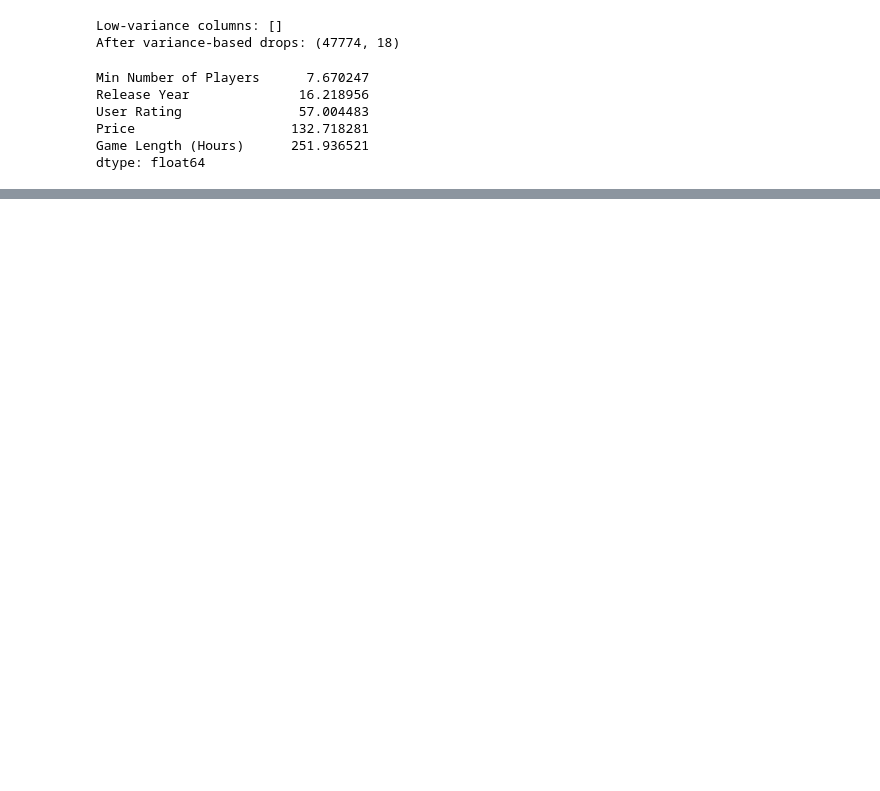
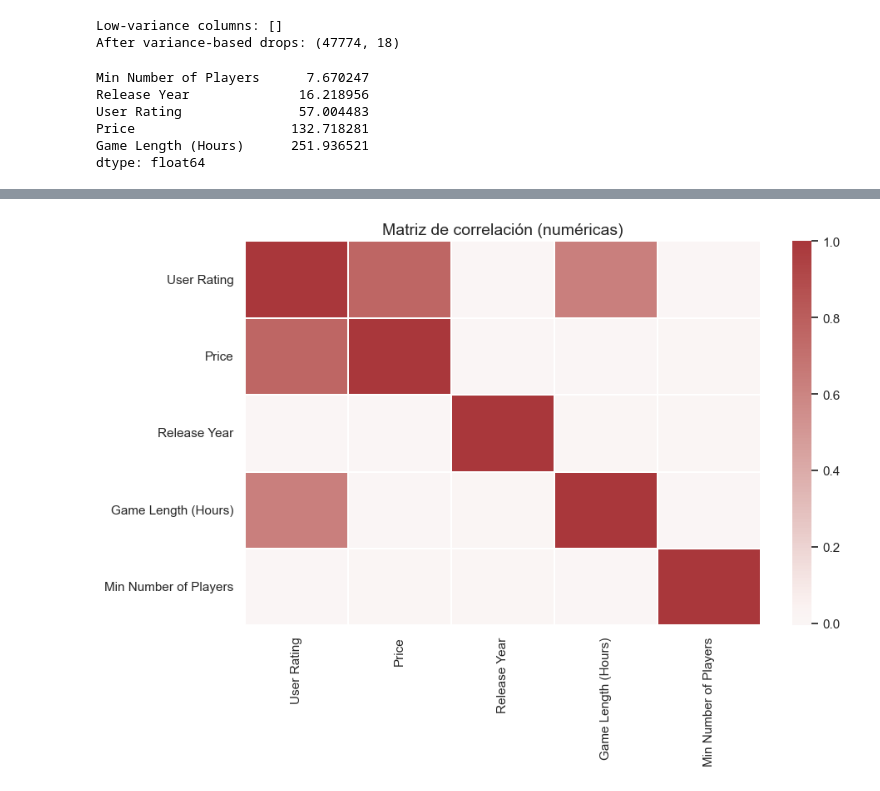
Before and after one commit to Diemarsan20/proyecto4_IA, a Jupyter notebook: EDA/EDA.ipynb, the cells around one changed output, grey strips where cells are left out. Saved outputs shown, nothing was run; the diff lists cells and outputs as text; code cells hidden in the pictures; blank space fills up the shorter version.

Commit message:
add: Finished only numerical EDA doc

```diff
--- a/EDA/EDA.ipynb
+++ b/EDA/EDA.ipynb
@@ -480,6 +465,6 @@ Especifica abajo el nombre de tu variable objetivo si la conoces. El cuaderno se
 # %%
 # Set your target variable here (string); set to None if unknown yet
-target_col = None  # e.g., "User Rating" or "label"
+target_col = "User Rating"  # variable objetivo
 
 if target_col is not None and target_col in df.columns:
     if pd.api.types.is_numeric_dtype(df[target_col]):
@@ -684,0 +678,75 @@ Finalizamos `df_cleaned`, imprimimos un resumen conciso de las acciones realizad
+# %%
+from typing import Tuple, Set, Dict
+
+def compute_numeric_correlation(df: pd.DataFrame, numeric_cols: list) -> DataFrame:
+
+    return df[numeric_cols].corr(numeric_only=True)
+
+def choose_features_to_drop_by_target(
+    corr: pd.DataFrame,
+    target_col: str,
+    threshold: float = 0.90
+) -> Tuple[Set[str], Dict[str, str]]:
+
+    abs_corr = corr.abs()
+    pairs = []
+    cols = corr.columns.tolist()
+
+    for i in range(len(cols)):
+        for j in range(i+1, len(cols)):
+            c1, c2 = cols[i], cols[j]
+            r = abs_corr.loc[c1, c2]
+            if r >= threshold and c1 != c2:
+                pairs.append((c1, c2, float(r)))
+
+    to_drop: Set[str] = set()
+    reasons: Dict[str, str] = {}
+
+    target_abs_corr = {}
+    if target_col in corr.columns:
+        target_abs_corr = corr[target_col].abs().to_dict()
+
+    for c1, c2, r in sorted(pairs, key=lambda x: x[2]):
+        if c1 in to_drop or c2 in to_drop:
+            continue
+
+        c1_score = target_abs_corr.get(c1, 0.0)
+        c2_score = target_abs_corr.get(c2, 0.0)
+
+        if c1_score > c2_score:
+            loser, keeper = c2, c1
+        elif c2_score > c1_score:
+            loser, keeper = c1, c2
+        else:
+            loser, keeper = (sorted([c1, c2])[0], sorted([c1, c2])[1])
+
+        to_drop.add(loser)
+        reasons[loser] = f"alta correlación con {keeper} ({r:.2f}); se conserva por mayor correlación con el objetivo"
+
+    return to_drop, reasons
+
+numeric_cols = get_numeric_columns(df_working)
+
+corr = compute_numeric_correlation(df_working, numeric_cols)
+
+sns.heatmap(corr, cmap="vlag", center=0.0, linewidths=0.2)
+plt.title("Matriz de correlación (numéricas)")
+plt.show()
+
+CORR_THRESHOLD = 0.90
+to_drop, reasons = choose_features_to_drop_by_target(corr, target_col="User Rating", threshold=CORR_THRESHOLD)
+
+if to_drop:
+    df_working = df_working.drop(columns=sorted(to_drop))
+    if "correlation" not in cleaning_actions:
+        cleaning_actions["correlation"] = {}
+    cleaning_actions["correlation"].update(reasons)
+    print(f"Eliminadas por correlacion (|r| >= {CORR_THRESHOLD}): {sorted(to_drop)}")
+else:
+    print(f"No se se encontraron pares con |r| >= {CORR_THRESHOLD}")
+
+if "User Rating" in corr.columns:
+    print("\n|corr| con User Rating (top):")
+    print(corr["User Rating"].abs().sort_values(ascending=False).head(10))
+# %% [output]
+[figure, added]
```
Also changed, not shown: parts of 27 cells of this notebook.
